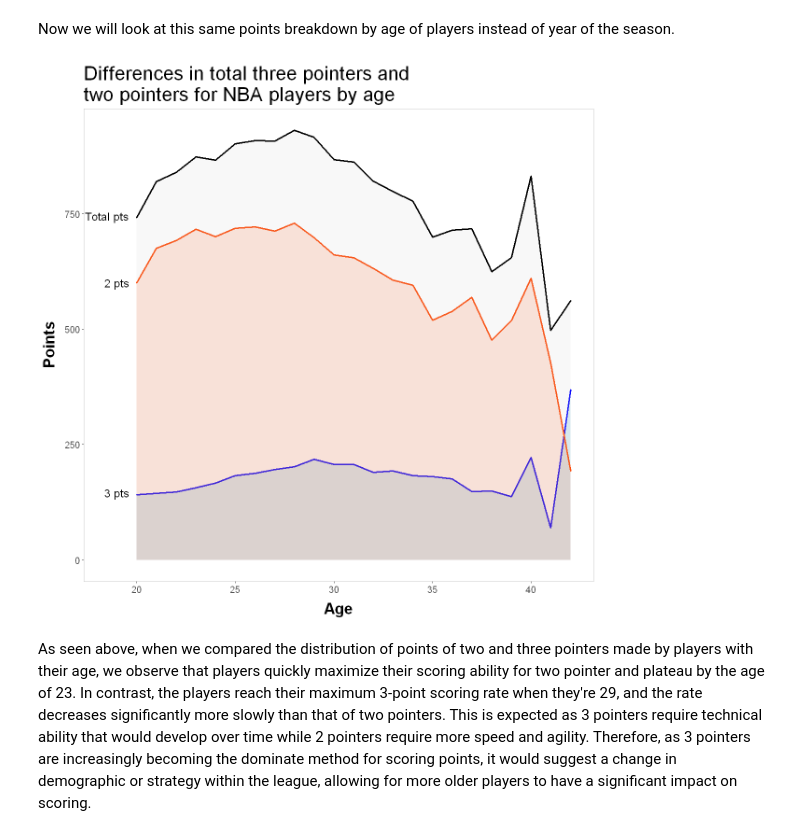
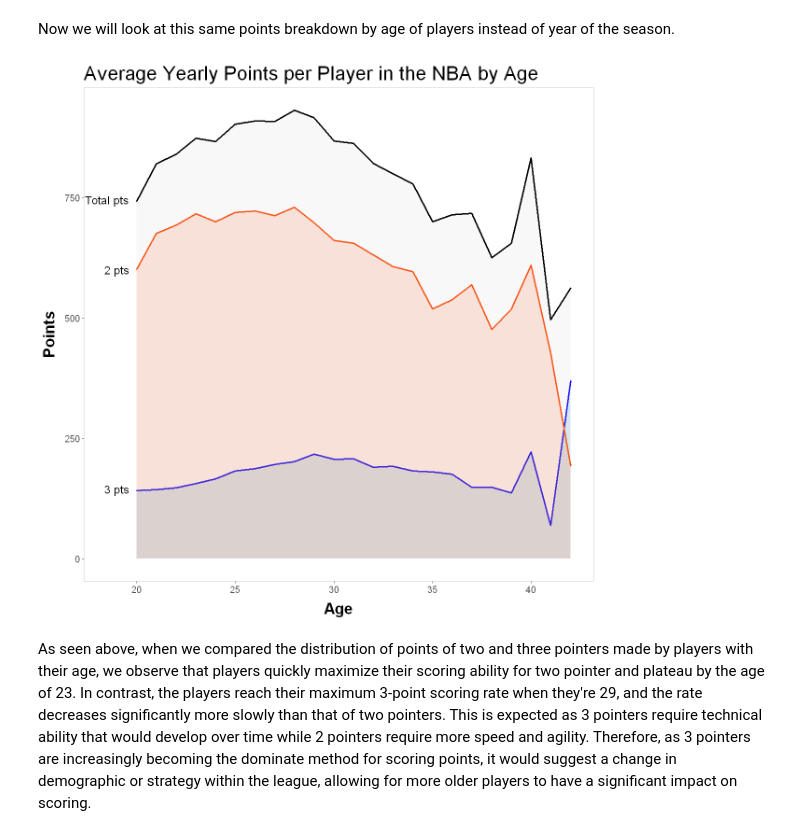
Before and after one commit to ubco-mds-2020-labs/data-550-project2-group-13-connor-and-graham, a Jupyter notebook: final.ipynb, the cells around one changed output. Saved outputs shown, nothing was run; the diff lists cells and outputs as text; code cells hidden in the pictures.

```diff
--- a/final.ipynb
+++ b/final.ipynb
@@ -403,25 +436,25 @@ NBA_grouped_age <-add_column(NBA_grouped_age,X2P_corrected = NBA_grouped_age$PTS
 # %%
 # Create plot of points breakdown (3 pointers vs. 2 pointers) by age
 
 ggplot(NBA_grouped_age) + aes(x = age, y = PTS) +
  geom_area(aes(y = X3PM_corrected), fill = 'lightblue', color ='blue', size = 1,alpha = 0.5)  +
     geom_area(aes(y = X2P_corrected), fill = 'orangered', color ='orangered', size = 1,alpha = 0.15)  +
     geom_area(aes(y = PTS), fill = 'lightgrey', color ='black', size = 1,alpha = 0.15)  +
     scale_x_continuous(name="Age") +
     scale_y_continuous(name="Points") +
-    ggtitle('Differences in total three pointers and\ntwo pointers for NBA players by age')+
+    ggtitle('Average Yearly Points per Player in the NBA by Age')+
     theme(axis.text=element_text(size=12),
         axis.title=element_text(size=20,face="bold"),
         plot.title = element_text(size=25),
         panel.grid.major = element_blank(), panel.grid.minor = element_blank(),
         legend.position="bottom",legend.text = element_text(colour="blue", size=10,
                                      face="bold")
 )+
 annotate('text', label = 'Total pts', x = 18.5, y = 745, size=5) +
 annotate('text', label = '2 pts', x = 19 , y = 600, size=5) +
 annotate('text', label = '3 pts', x = 19 , y = 145, size=5)
 # %% [output]
-[figure, old version]
+[figure, new version]
 # %% [markdown]
 As seen above, when we compared the distribution of points of two and three pointers made by players with their age, we observe that players quickly maximize their scoring ability for two pointer and plateau by the age of 23. In contrast, the players reach their maximum 3-point scoring rate when they're 29, and the rate decreases significantly more slowly than that of two pointers. This is expected as 3 pointers require technical ability that would develop over time while 2 pointers require more speed and agility. Therefore, as 3 pointers are increasingly becoming the dominate method for scoring points, it would suggest a change in demographic or strategy within the league, allowing for more older players to have a significant impact on scoring.
 # %% [markdown]
```
Also changed, not shown: parts of 5 cells of this notebook.
